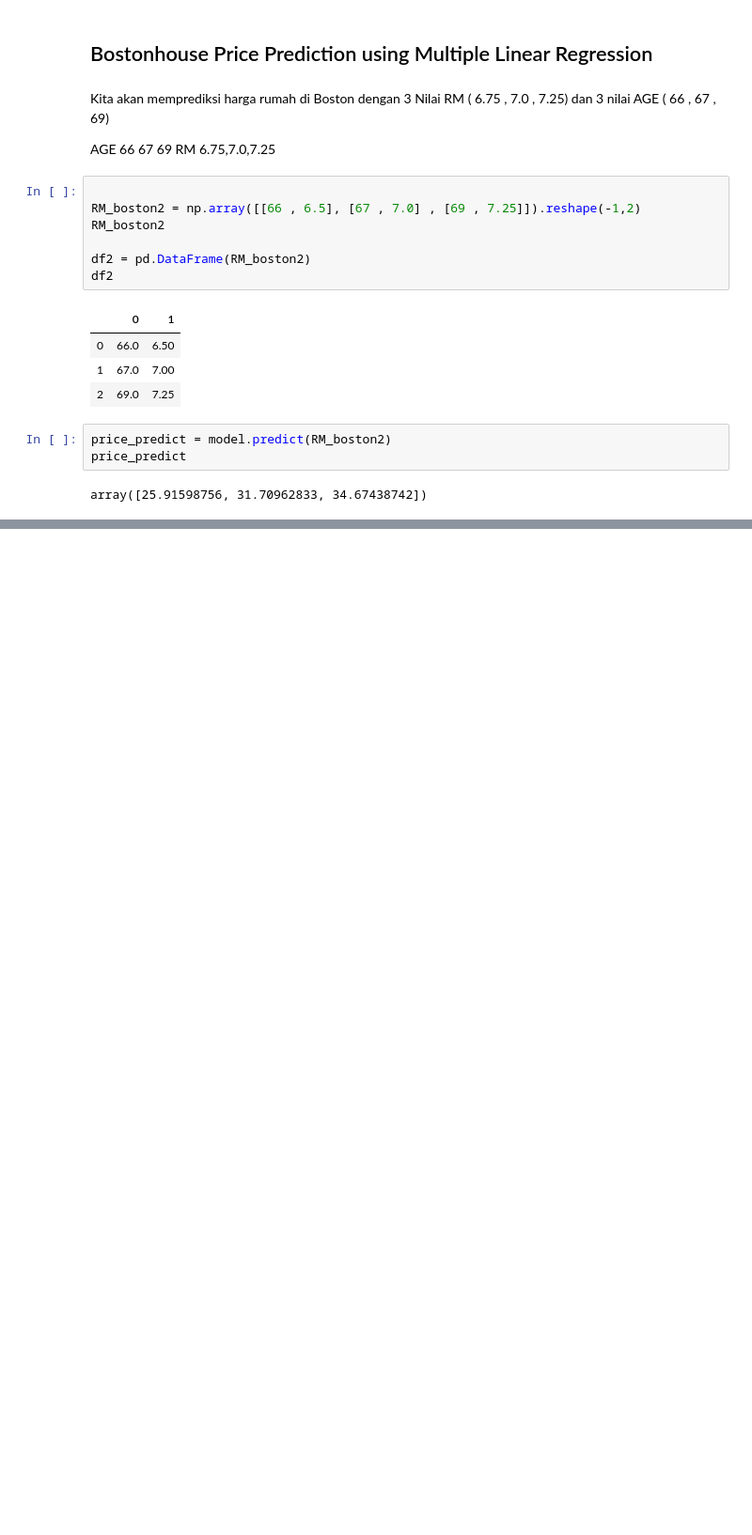
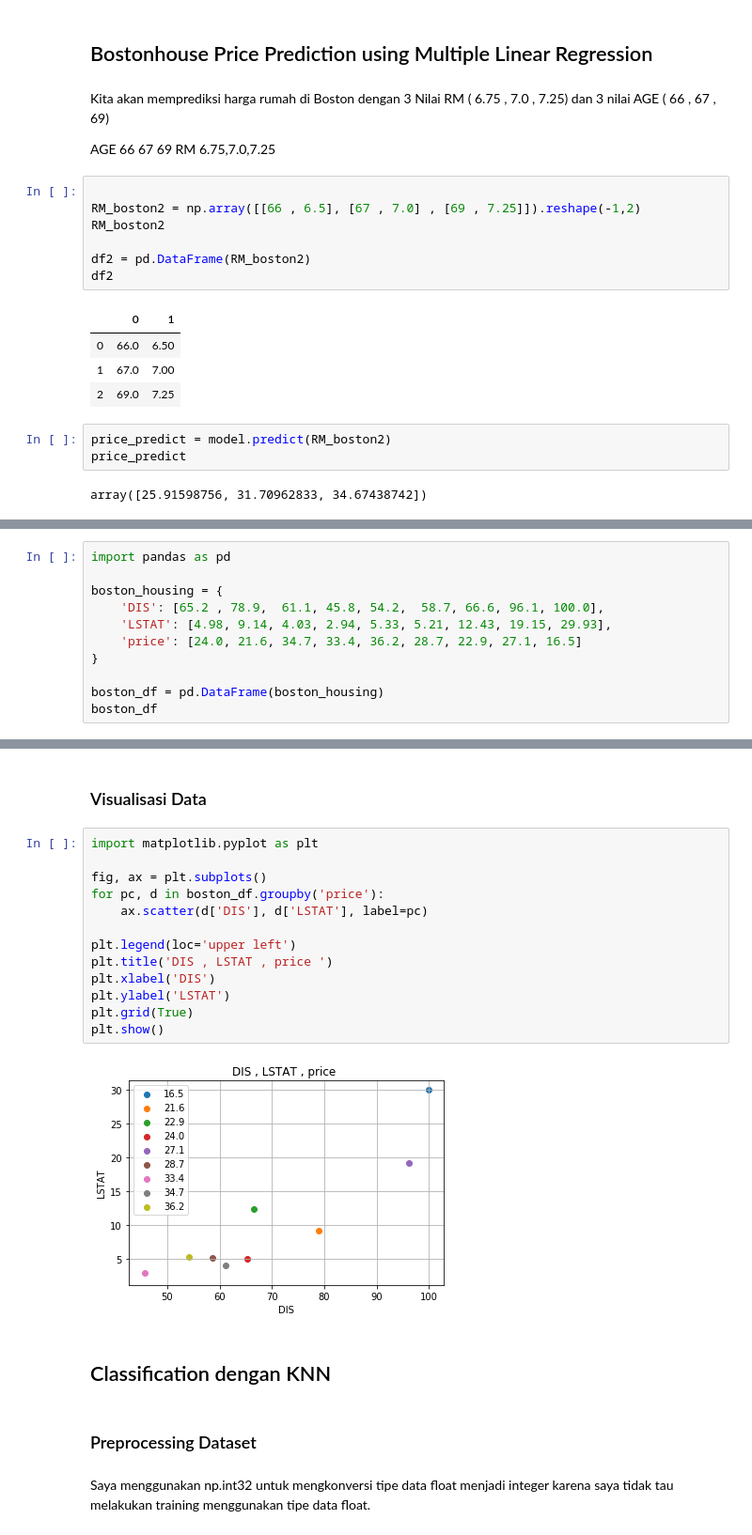
Before and after one commit to Herrscher-of-Freedom/Data-Science, a Jupyter notebook: UTS.ipynb, the cells around one changed output, grey strips where cells are left out. Shown: that part at 94% size. Saved outputs shown, nothing was run; the diff lists cells and outputs as text; blank space fills up the shorter version.

Commit message:
Prediksi Harga dengan KNN
Memprediksi harga rumah menggunakan classification dengan KNN

```diff
--- a/UTS.ipynb
+++ b/UTS.ipynb
@@ -437,0 +445,11 @@ Age with RM : [69.    7.25] Price Prediction: 34.67438742209706
+# %%
+import pandas as pd
+
+boston_housing = {
+    'DIS': [65.2 , 78.9,  61.1, 45.8, 54.2,  58.7, 66.6, 96.1, 100.0],
+    'LSTAT': [4.98, 9.14, 4.03, 2.94, 5.33, 5.21, 12.43, 19.15, 29.93],
+    'price': [24.0, 21.6, 34.7, 33.4, 36.2, 28.7, 22.9, 27.1, 16.5]
+}
+
+boston_df = pd.DataFrame(boston_housing)
+boston_df
@@ -437,0 +467,23 @@ Age with RM : [69.    7.25] Price Prediction: 34.67438742209706
+# %% [markdown]
+### Visualisasi Data
+# %%
+import matplotlib.pyplot as plt
+
+fig, ax = plt.subplots()
+for pc, d in boston_df.groupby('price'):
+    ax.scatter(d['DIS'], d['LSTAT'], label=pc)
+
+plt.legend(loc='upper left')
+plt.title('DIS , LSTAT , price ')
+plt.xlabel('DIS')
+plt.ylabel('LSTAT')
+plt.grid(True)
+plt.show()
+# %% [output]
+[figure, added]
+# %% [markdown]
+## Classification dengan KNN
+# %% [markdown]
+### Preprocessing Dataset
+# %% [markdown]
+Saya menggunakan np.int32 untuk mengkonversi tipe data float menjadi integer karena saya tidak tau melakukan training menggunakan tipe data float.
```
Also changed, not shown: parts of 14 cells of this notebook.
